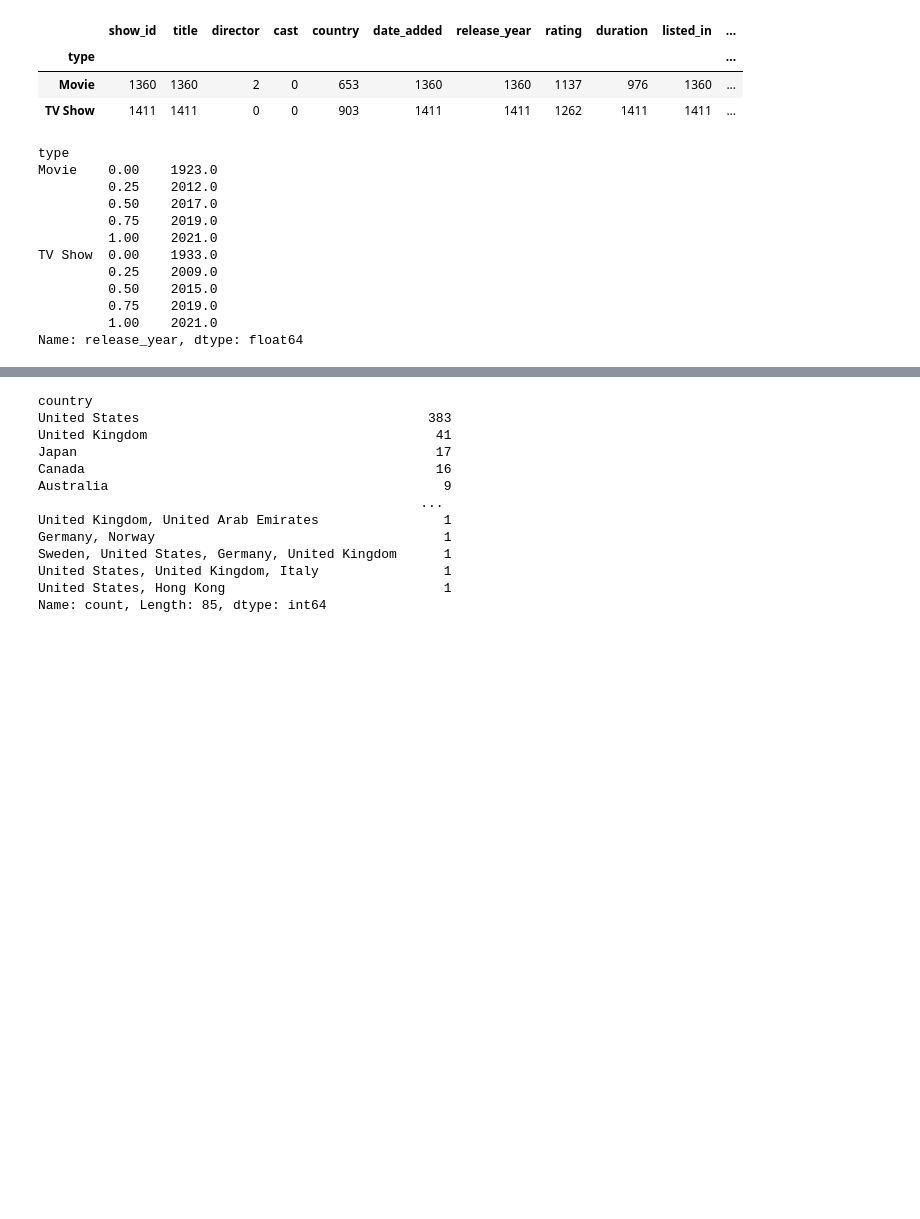
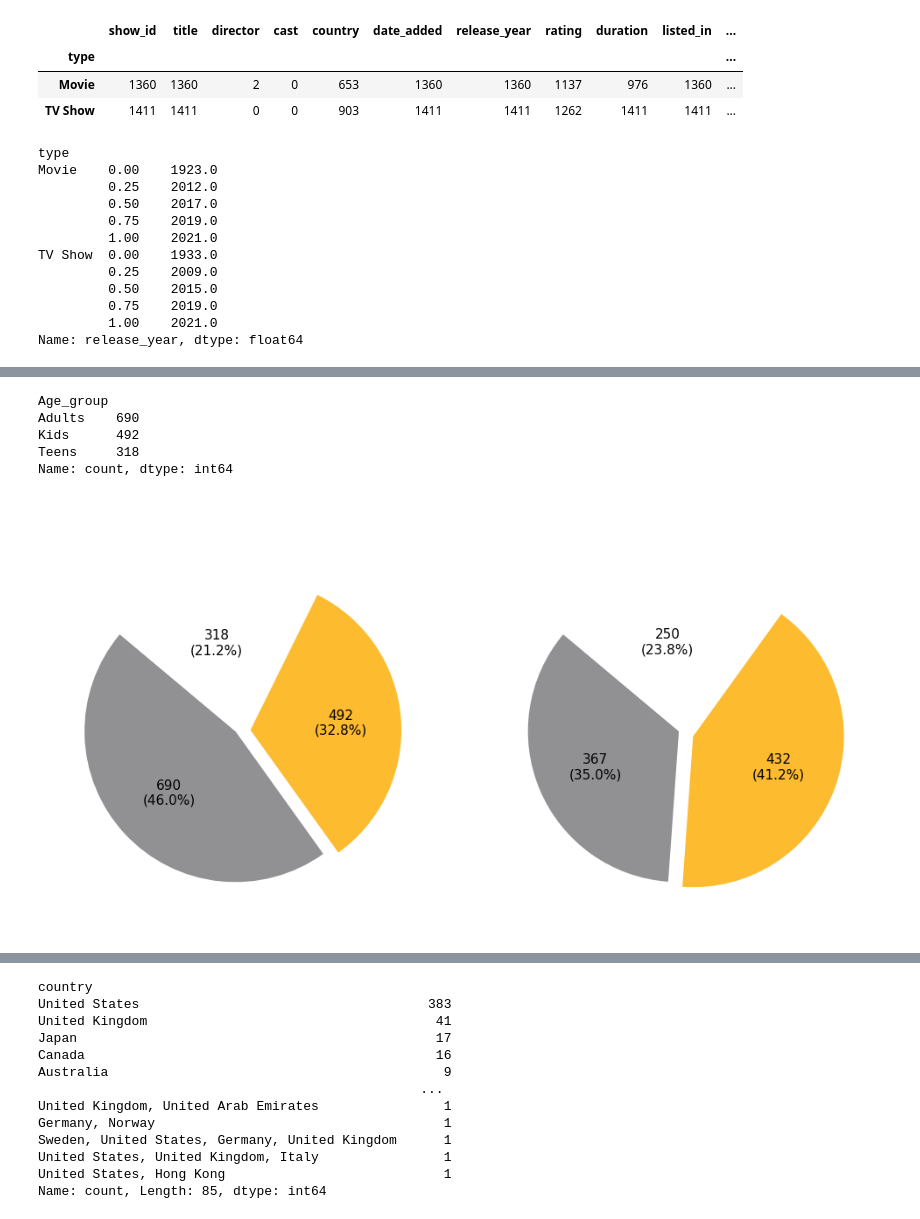
Before and after one commit to P-Panda1/msds593_group32, a Jupyter notebook: analysis.ipynb, the cells around one changed output, grey strips where cells are left out. Saved outputs shown, nothing was run; the diff lists cells and outputs as text; code cells hidden in the pictures; blank space fills up the shorter version.

```diff
--- a/analysis.ipynb
+++ b/analysis.ipynb
@@ -641,0 +1026,2 @@ Name: release_year, dtype: float64
+# %%
+dfHulu1500.loc[condition2,"rating"] = np.nan
@@ -641,0 +1044,18 @@ Name: release_year, dtype: float64
+# %%
+family_friendly = ['G', 'PG', 'TV-Y', 'TV-G', 'TV-Y7']
+teens = ['PG-13', 'TV-14','TV-PG']
+adults = ['R', 'NC-17', 'TV-MA']
+
+def classify_age_group(rating):
+    if inCheck(family_friendly, rating):
+        return 'Kids'
+    elif inCheck(teens, rating):
+        return 'Teens'
+    elif inCheck(adults, rating):
+        return 'Adults'
+    else:
+        return 'Adults'
+
+
+dfHulu1500['Age_group'] = dfHulu1500['rating'].apply(classify_age_group)
+dfNetflix1500['Age_group'] = dfNetflix1500['rating'].apply(classify_age_group)
@@ -641,0 +1090,54 @@ Name: release_year, dtype: float64
+# %%
+netflix_age
+# %% [output]
+Age_group
+Adults    690
+Kids      492
+Teens     318
+Name: count, dtype: int64
+# %%
+pie_colors = ['#919194', '#FDBB30', '#FFFFFF']
+explode = [0, 0.1, 0]
+hulu_age = dfHulu1500["Age_group"].value_counts().reindex(['Adults', 'Kids', 'Teens'])
+netflix_age = dfNetflix1500['Age_group'].value_counts()
+fig, axes = plt.subplots(1, 2, figsize=(10, 5))
+
+hulu_pie, hulu_texts, hulu_autotexts = axes[1].pie(hulu_age, labels=hulu_age.index, explode=explode, autopct='%1.1f%%', startangle=140, colors=pie_colors,textprops={'color':'white','fontsize': 12}
+)
+
+axes[1].set_title('Hulu', y=-0.03, color="white", font='Serif', size=14,weight = "bold")
+
+#path_effects=[plt.matplotlib.patheffects.withStroke(linewidth=2, foreground='black')])
+
+for text in hulu_autotexts:
+    text.set_color('black')
+    text.set_size(12)
+#     text.set_path_effects([path_effects.Stroke(linewidth=2, foreground='black'), path_effects.Normal()])
+
+for i, txt in enumerate(hulu_autotexts):
+    txt.set_text(f"{hulu_age.iloc[i]}\n({txt.get_text()})") #txt.set_text is new text, txt.get_text is current text
+    txt.set_size(11)
+
+netflix_pie, netflix_texts, netflix_autotexts = axes[0].pie(
+    netflix_age, labels=netflix_age.index, explode=explode, autopct='%1.1f%%', startangle=140, colors=pie_colors,textprops={'color':'white','fontsize': 12}
+)
+axes[0].set_title('Netflix', y=-0.03, color="white", font='Serif', size=14, weight = "bold")
+#path_effects=[plt.matplotlib.patheffects.withStroke(linewidth=2, foreground='black')])
+
+for text in netflix_autotexts:
+    text.set_color('black')
+    text.set_size(12)
+#     text.set_path_effects([path_effects.Stroke(linewidth=2, foreground='black'), path_effects.Normal()])
+
+for i, txt in enumerate(netflix_autotexts):
+    txt.set_text(f"{netflix_age.iloc[i]}\n({txt.get_text()})")
+    txt.set_size(11)
+
+fig.suptitle('Age Group Distribution based on Ratings', color="white", font='Serif', size=18, weight = "bold")
+#path_effects=[plt.matplotlib.patheffects.withStroke(linewidth=2, foreground='black')])
+fig.patch.set_facecolor('None')
+
+plt.tight_layout()
+plt.show()
+# %% [output]
+[figure, added]
```
Also changed, not shown: parts of 45 cells of this notebook, 6 other files.
